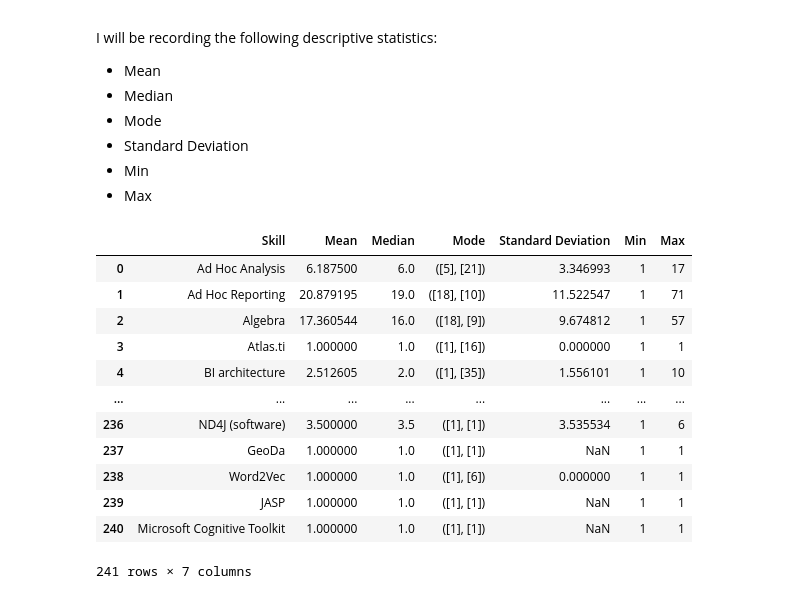
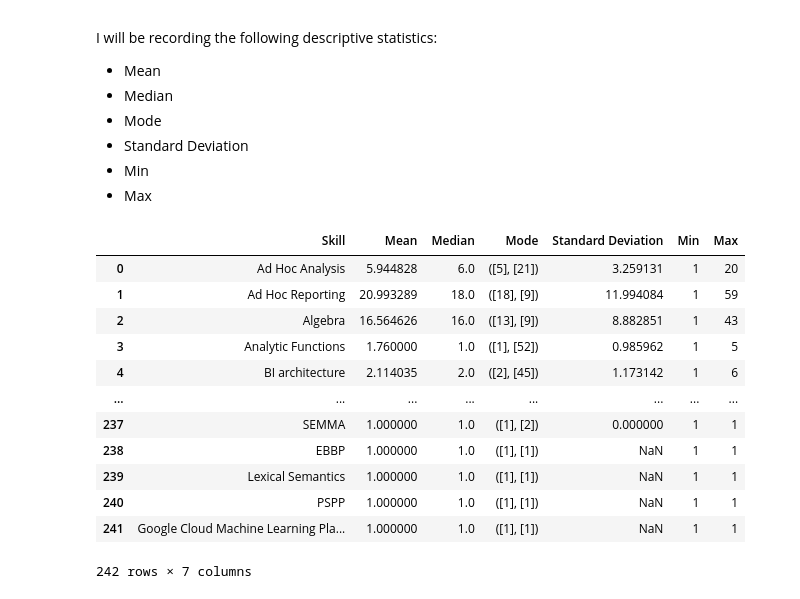
Before and after one commit to Josh-Hiz/BurningGlassAnalysis, a Jupyter notebook: BurningGlass_Skills.ipynb, the cells around one changed output. Drawn from its saved outputs; the diff is of its cells as text; code cells hidden in the pictures.

```diff
--- a/BurningGlass_Skills.ipynb
+++ b/BurningGlass_Skills.ipynb
@@ -79,7 +79,7 @@ df_hc
 | 1277185 | 2021-05-31 | Dementia knowledge | Mental Health Diseases and Disorders | Health Care |
 1277186 rows × 4 columns
 # %%
-data_path = '/content/drive/MyDrive/Data/Burning Glass/Data Sets/skill_data_data_science.csv'
+data_path = '/content/drive/MyDrive/Data/Burning Glass/Data Sets/data_csv.csv'
 df_ds = pd.read_csv(data_path, index_col=[0])
 print(df_ds.shape)
 df_ds
@@ -192,13 +193,13 @@ More to be added if needed
 # %%
 # Create a dataframe on the frequency of data science skills per month
 # meaning that each row will contain the total frequency each month, machine learning in march 2021 is 50, then it will be 50
-def create_frequency_table(dataset : pd.DataFrame)->pd.DataFrame:
+def create_frequency_table(dataset : pd.DataFrame, column_name='skill')->pd.DataFrame:
   freq_ds_skill = dataset.copy()
   freq_ds_skill['year'] = freq_ds_skill.index.year.astype(str)
   freq_ds_skill['month'] = freq_ds_skill.index.month
   freq_ds_skill['month'] = freq_ds_skill['month'].apply(lambda x: str(x).zfill(2))
   freq_ds_skill['Date'] = freq_ds_skill['year'] + '-' + freq_ds_skill['month']
-  freq_ds_skill = freq_ds_skill.groupby(['Date','skill']).size().reset_index(name='counts')
+  freq_ds_skill = freq_ds_skill.groupby(['Date',column_name]).size().reset_index(name='counts')
   freq_ds_skill.set_index(['Date'],inplace=True)
   freq_ds_skill.index = pd.to_datetime(freq_ds_skill.index,format='%Y-%m')
   freq_ds_skill = freq_ds_skill.sort_index()
@@ -207,5 +208,5 @@ def create_frequency_table(dataset : pd.DataFrame)->pd.DataFrame:
 freq_it = create_frequency_table(df_it)
 freq_ds = create_frequency_table(df_ds)
 freq_hc = create_frequency_table(df_hc)
-freq_ds
+freq_ds['skill'].unique()
 # %% [output]
@@ -264,5 +291,7 @@ create_histograms(df_list,20)
 # %%
-skill_list = ['Machine Learning','Deep Learning','Natural Language Processing','Data Science','Statistical Analysis','Data Analysis','Predictive Models','Pandas']
+# Monthly Frequency
+
+skill_list = ['Machine Learning','Deep Learning','Natural Language Processing','Data Science','Statistical Analysis','Data Analysis','Predictive Models','Pandas','Data Mining']
 plt.figure(figsize=(5,10))
 
 for i in range(len(skill_list)):
@@ -284,0 +315,11 @@ plt.show()
+# %%
+# Yearly cummulative frequency of key data science skills
+plt.figure(figsize=(5,10))
+
+for i in range(len(skill_list)):
+  cummulative_df = freq_ds.loc[freq_ds['skill'] == skill_list[i]].drop(['skill'],axis=1)
+  yearly_df = cummulative_df.resample('Y').sum()
+  yearly_df['counts'] = yearly_df['counts'].cumsum()
+  yearly_df.plot(title='Annual {} Cummulative Frequency'.format(skill_list[i]))
+
+plt.show()
@@ -294,44 +346,44 @@ I will be recording the following descriptive statistics:
 # %%
 from scipy import stats
 from warnings import simplefilter
 
 simplefilter(action='ignore', category=FutureWarning)
-
-skills = freq_ds['skill'].unique()
 
 def descriptive_stats(skills:list, df:pd.DataFrame):
 
   monthly_stat_df = pd.DataFrame(columns=['Skill','Mean','Median','Mode','Standard Deviation','Min','Max'])
 
   for i in range(len(skills)):
   # Calculate stats:
-    skill_df = df[freq_ds['skill'] == skills[i]]
+    skill_df = df[df['skill'] == skills[i]]
     mean = skill_df['counts'].mean()
     median = skill_df['counts'].median()
     mode = stats.mode(skill_df['counts'])
     std = skill_df['counts'].std()
     min = skill_df['counts'].min()
     max = skill_df['counts'].max()
     row = {'Skill':skills[i],'Mean':mean,'Median':median,'Mode':mode,'Standard Deviation':std,'Min':min,'Max':max}
     monthly_stat_df = pd.concat([monthly_stat_df,pd.DataFrame.from_records([row])],ignore_index=True)
 
   return monthly_stat_df
 
-monthly_stat_df = descriptive_stats(skills=skills,df=freq_ds)
-monthly_stat_df
+monthly_stat_ds = descriptive_stats(skills=freq_ds['skill'].unique(),df=freq_ds)
+monthly_stat_hc = descriptive_stats(skills=freq_hc['skill'].unique(), df=freq_hc)
+monthly_stat_it = descriptive_stats(skills=freq_it['skill'].unique(), df=freq_it)
+monthly_stat_ds
 # %% [output]
 |  | Skill | Mean | Median | Mode | Standard Deviation | Min | Max |
-| 0 | Ad Hoc Analysis | 6.187500 | 6.0 | ([5], [21]) | 3.346993 | 1 | 17 |
-| 1 | Ad Hoc Reporting | 20.879195 | 19.0 | ([18], [10]) | 11.522547 | 1 | 71 |
-| 2 | Algebra | 17.360544 | 16.0 | ([18], [9]) | 9.674812 | 1 | 57 |
-| 3 | Atlas.ti | 1.000000 | 1.0 | ([1], [16]) | 0.000000 | 1 | 1 |
-| 4 | BI architecture | 2.512605 | 2.0 | ([1], [35]) | 1.556101 | 1 | 10 |
+| 0 | Ad Hoc Analysis | 5.944828 | 6.0 | ([5], [21]) | 3.259131 | 1 | 20 |
+| 1 | Ad Hoc Reporting | 20.993289 | 18.0 | ([18], [9]) | 11.994084 | 1 | 59 |
+| 2 | Algebra | 16.564626 | 16.0 | ([13], [9]) | 8.882851 | 1 | 43 |
+| 3 | Analytic Functions | 1.760000 | 1.0 | ([1], [52]) | 0.985962 | 1 | 5 |
+| 4 | BI architecture | 2.114035 | 2.0 | ([2], [45]) | 1.173142 | 1 | 6 |
 | ... | ... | ... | ... | ... | ... | ... | ... |
-| 236 | ND4J (software) | 3.500000 | 3.5 | ([1], [1]) | 3.535534 | 1 | 6 |
-| 237 | GeoDa | 1.000000 | 1.0 | ([1], [1]) | NaN | 1 | 1 |
-| 238 | Word2Vec | 1.000000 | 1.0 | ([1], [6]) | 0.000000 | 1 | 1 |
-| 239 | JASP | 1.000000 | 1.0 | ([1], [1]) | NaN | 1 | 1 |
-| 240 | Microsoft Cognitive Toolkit | 1.000000 | 1.0 | ([1], [1]) | NaN | 1 | 1 |
+| 237 | SEMMA | 1.000000 | 1.0 | ([1], [2]) | 0.000000 | 1 | 1 |
+| 238 | EBBP | 1.000000 | 1.0 | ([1], [1]) | NaN | 1 | 1 |
+| 239 | Lexical Semantics | 1.000000 | 1.0 | ([1], [1]) | NaN | 1 | 1 |
+| 240 | PSPP | 1.000000 | 1.0 | ([1], [1]) | NaN | 1 | 1 |
+| 241 | Google Cloud Machine Learning Pla... | 1.000000 | 1.0 | ([1], [1]) | NaN | 1 | 1 |
-241 rows × 7 columns
+242 rows × 7 columns
 # %% [markdown]
 # Recording the monthly and annual rate of change
```
Also changed, not shown: parts of 16 cells of this notebook.
